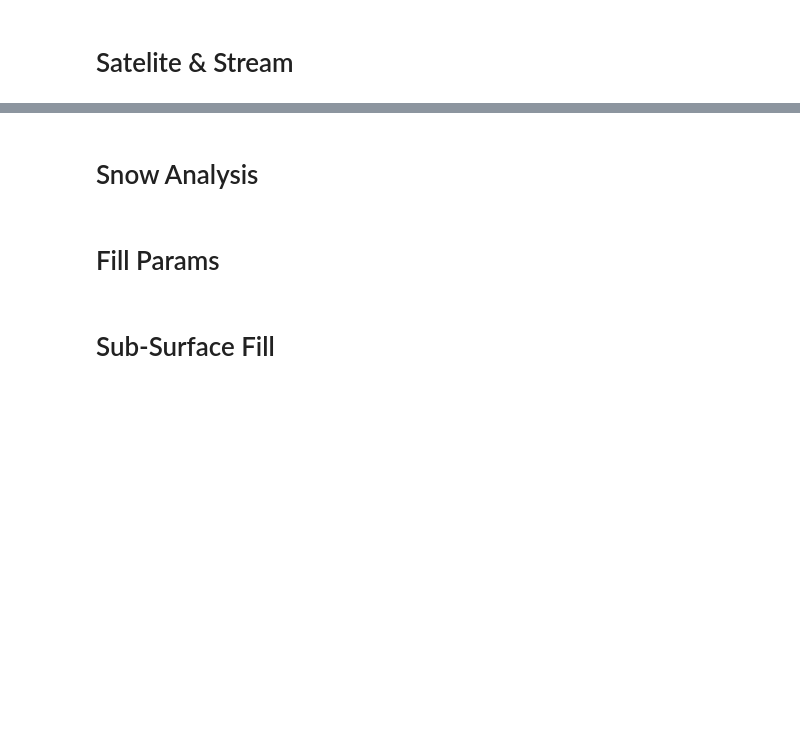
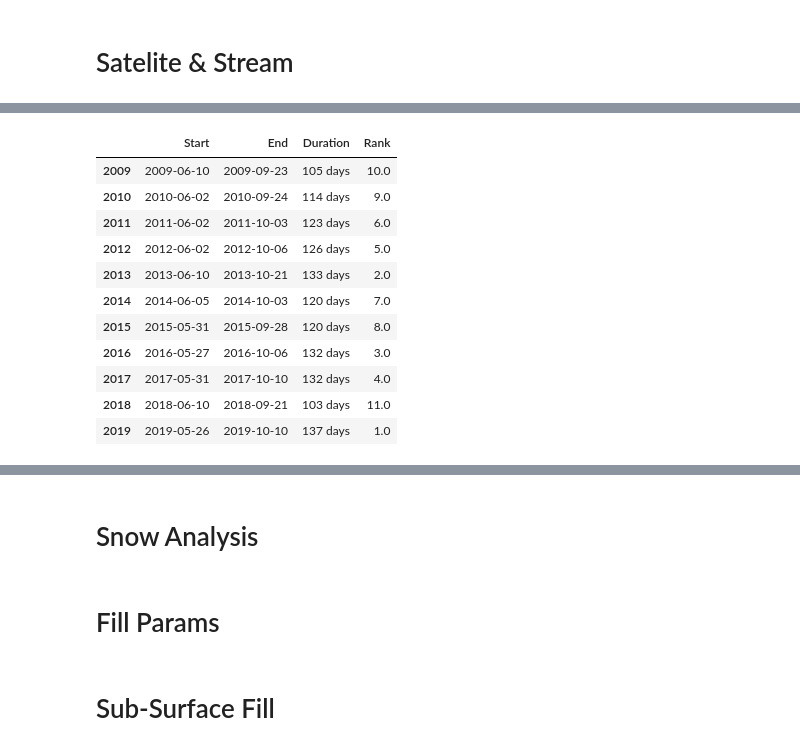
Before and after one commit to June-Skeeter/FishIsland_Flux_Analysis, a Jupyter notebook: FluxProcessing/FishIsland_AWS_Temporal_Upscale.ipynb, the cells around one changed output, grey strips where cells are left out. Saved outputs shown, nothing was run; the diff lists cells and outputs as text; code cells hidden in the pictures; blank space fills up the shorter version.

```diff
--- a/FluxProcessing/FishIsland_AWS_Temporal_Upscale.ipynb
+++ b/FluxProcessing/FishIsland_AWS_Temporal_Upscale.ipynb
@@ -749,0 +606,85 @@ print(NDVI_m,NDSI_m)
+# %%
+Daily['Snow_Season'] = 'Winter'
+
+# Thresh = Daily.loc[((Daily.index.month==4)),
+#                   'NDSI_fill'].quantile(0.5)
+# print(Thresh)
+for y in range(2008,2021):
+    Thresh = Daily.loc[((Daily.index.year==y)&(Daily.index.month==4)),
+                      'NDSI_fill'].quantile(0)
+    Thresh2 = Daily.loc[((Daily['NDSI_fill']>=Thresh)&(Daily.index.year==y)&
+                         (Daily.index.month>=5)&(Daily.index.month<=6)),
+                      'DOY'][-1]
+    Daily.loc[((Daily['NDSI_fill']<Thresh)&(Daily.index.year==y)&
+               (Daily.index.dayofyear>Thresh2)&(Daily.index.month<=6)),
+                      'Snow_Season'] = 'Snow Melt'
+    Daily.loc[((Daily['NDSI_fill']<0)&(Daily.index.year==y)),
+                      'Snow_Season'] = 'Snow Free'
+#     print(Daily.loc[((Daily['NDSI_fill']<0)&(Daily.index.year==y)),
+#                       'Snow_Season'])
+Daily['Growing_Season']=Daily['Snow_Season'].copy()
+
+
+GS_Thresh = 0.25
+for y in range(2008,2021):
+    Thresh = Daily.loc[((Daily.index.year==y)),#&(Daily.index.month==4)),
+                      'NDVI_fill'].max()
+    Thresh2 = Daily.loc[((Daily.index.year==y)&(Daily.NDVI_fill==Thresh))].index[0]
+
+    Daily.loc[((Daily.index.year==y)&(Daily.index>Thresh2)&(Daily['NDVI_FI_LCP']>GS_Thresh)&
+               (Daily['Snow_Season']!='Winter')),
+                      'Growing_Season'] = 'Sensecence'
+    Daily.loc[((Daily.index.year==y)&(Daily.index<Thresh2)&(Daily['NDVI_FI_LCP']>GS_Thresh)&
+               (Daily['Snow_Season']!='Winter')),
+                      'Growing_Season'] = 'Early Season'
+    Daily.loc[((Daily.index.year==y)&(Daily['NDVI_FI_LCP']/Thresh>0.9)),
+                      'Growing_Season'] = 'Peak Season'
+
+Thresh = 0
+Daily['Warm'] = 0
+for y in range(2008,2021):
+    Ix = Daily.loc[((Daily.index.year==y)&(Daily.Air_Temp>Thresh))].index
+    Daily.loc[((Daily.index.year==y)&(Daily.index>Ix[0])&(Daily.index<Ix[-1])),'Warm']=1
+
+Daily['Year']=Daily.index.year
+Daily['Growing_Season']=Daily['Growing_Season'].replace({'Snow Free':'Green Up'})
+
+Daily['Season']=Daily['Warm']*1
+Daily.loc[Daily['Snow_Season']!='Snow Free','Season']=0
+
+print()
+
+FDF = pd.DataFrame(data={})
+# FDF
+# print(Daily.groupby(['Year','Snow_Season']).sum()['Season'].unstack())
+FDF['Snow Melt'] = Daily.loc[Daily['Season']==1].resample('Y').first()['Date']
+FDF['Start'] = Daily.loc[Daily['Season']==1].resample('Y').first()['Date']
+FDF['End'] = Daily.loc[Daily['Season']==1].resample('Y').last()['Date']
+# FDF['Span'] = Daily.loc[Daily['Season']==1].resample('Y').sum()['Season']
+
+
+FDF.index=FDF.index.year
+FDF['Duration'] = FDF['End']-FDF['Start']
+
+
+
+Rank = FDF.loc[((FDF.index>2008)&(FDF.index<2020)),['Duration']].sort_values(by='Duration',ascending=False).reset_index().reset_index().set_index('index').rename(columns={'level_0':'Rank'})
+
+
+FDF[['Start','End','Duration']].join(Rank['Rank']+1).dropna()
+# FDF
+
+# print(Rank)
+# %% [output]
+|  | Start | End | Duration | Rank |
+| 2009 | 2009-06-10 | 2009-09-23 | 105 days | 10.0 |
+| 2010 | 2010-06-02 | 2010-09-24 | 114 days | 9.0 |
+| 2011 | 2011-06-02 | 2011-10-03 | 123 days | 6.0 |
+| 2012 | 2012-06-02 | 2012-10-06 | 126 days | 5.0 |
+| 2013 | 2013-06-10 | 2013-10-21 | 133 days | 2.0 |
+| 2014 | 2014-06-05 | 2014-10-03 | 120 days | 7.0 |
+| 2015 | 2015-05-31 | 2015-09-28 | 120 days | 8.0 |
+| 2016 | 2016-05-27 | 2016-10-06 | 132 days | 3.0 |
+| 2017 | 2017-05-31 | 2017-10-10 | 132 days | 4.0 |
+| 2018 | 2018-06-10 | 2018-09-21 | 103 days | 11.0 |
+| 2019 | 2019-05-26 | 2019-10-10 | 137 days | 1.0 |
```
Also changed, not shown: parts of 29 cells of this notebook, 1 other file.
